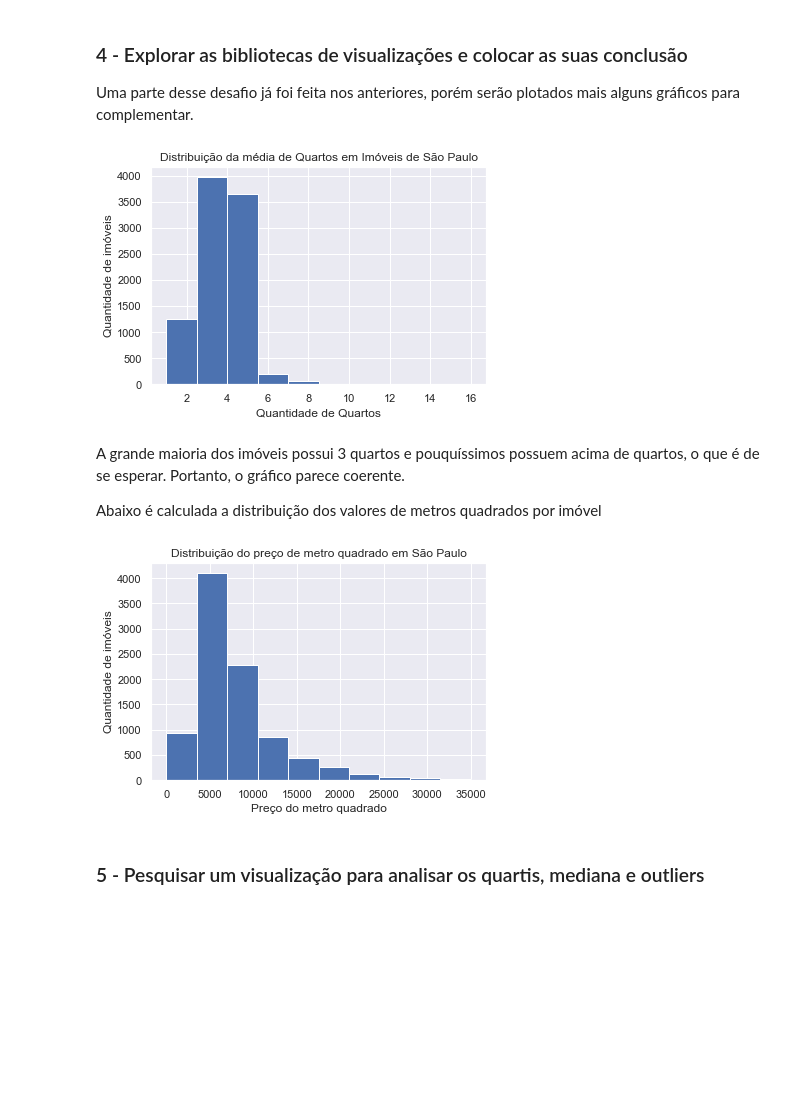
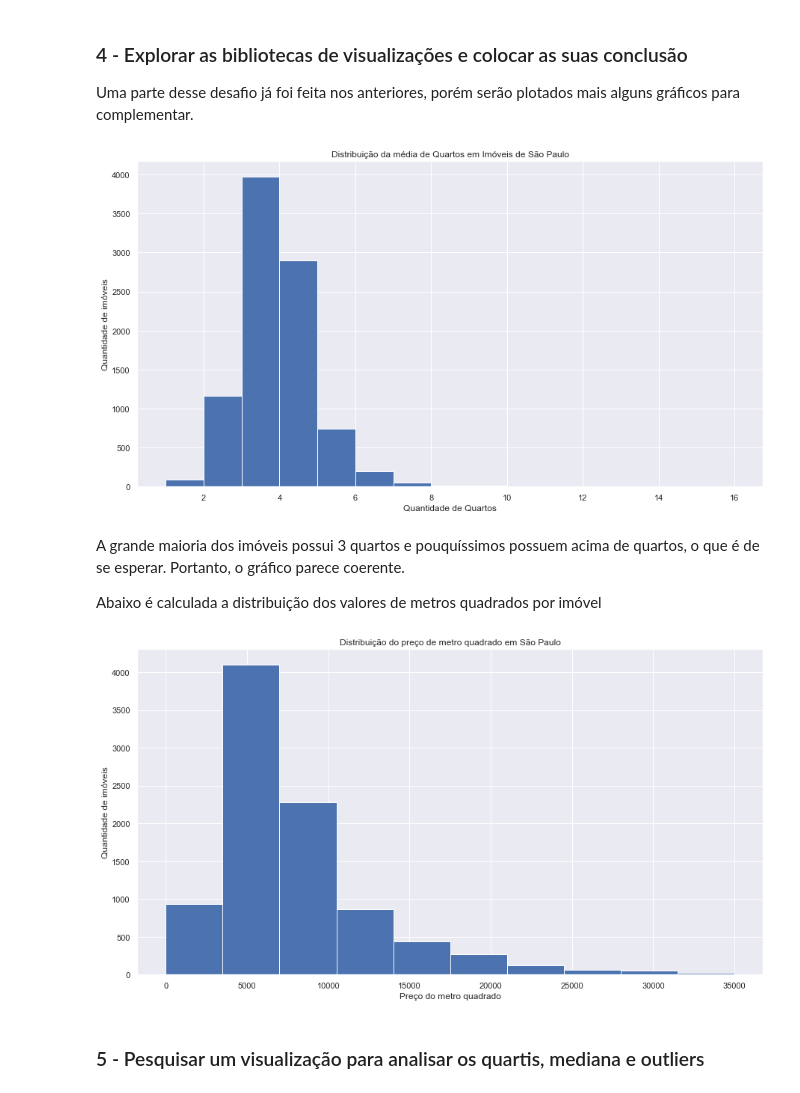
Before and after one commit to iagomachadoeng/Imersao_Dados_Alura_04, a Jupyter notebook: Imersao_dados_4_aula02.ipynb, the cells around one changed output. Drawn from its saved outputs; the diff is of its cells as text; code cells hidden in the pictures; blank space fills up the shorter version.

```diff
--- a/Imersao_dados_4_aula02.ipynb
+++ b/Imersao_dados_4_aula02.ipynb
@@ -436,25 +436,27 @@ dados_vendas[dados_vendas['Bairro'] == 'Vila Guaca']
 Uma parte desse desafio já foi feita nos anteriores, porém serão plotados mais alguns gráficos para complementar.
 # %%
 # Distribuição de quantidade de Quartos em Imóveis
-dados_vendas['Quartos'].plot(kind = 'hist')
+plt.figure(figsize=(15, 8))
+dados_vendas['Quartos'].plot(kind = 'hist', bins = 15)
 plt.title('Distribuição da média de Quartos em Imóveis de São Paulo')
 plt.xlabel('Quantidade de Quartos')
 plt.ylabel('Quantidade de imóveis')
 plt.show()
 # %% [output]
-[figure, old version]
+[figure, new version]
 # %% [markdown]
 A grande maioria dos imóveis possui 3 quartos e pouquíssimos possuem acima de quartos, o que é de se esperar. Portanto, o gráfico parece coerente.
 
 Abaixo é calculada a distribuição dos valores de metros quadrados por imóvel
 # %%
+plt.figure(figsize=(15, 8))
 plt.hist(dados_vendas['Preco_m2'], bins = 10, range=(0, 35000))
 plt.ylabel('Quantidade de imóveis')
 plt.xlabel('Preço do metro quadrado')
 plt.title('Distribuição do preço de metro quadrado em São Paulo')
 plt.show()
 # %% [output]
-[figure, old version]
+[figure, new version]
 # %% [markdown]
 ### 5 - Pesquisar um visualização para analisar os quartis, mediana e outliers
 # %%
```
Also changed, not shown: parts of 6 cells of this notebook.
